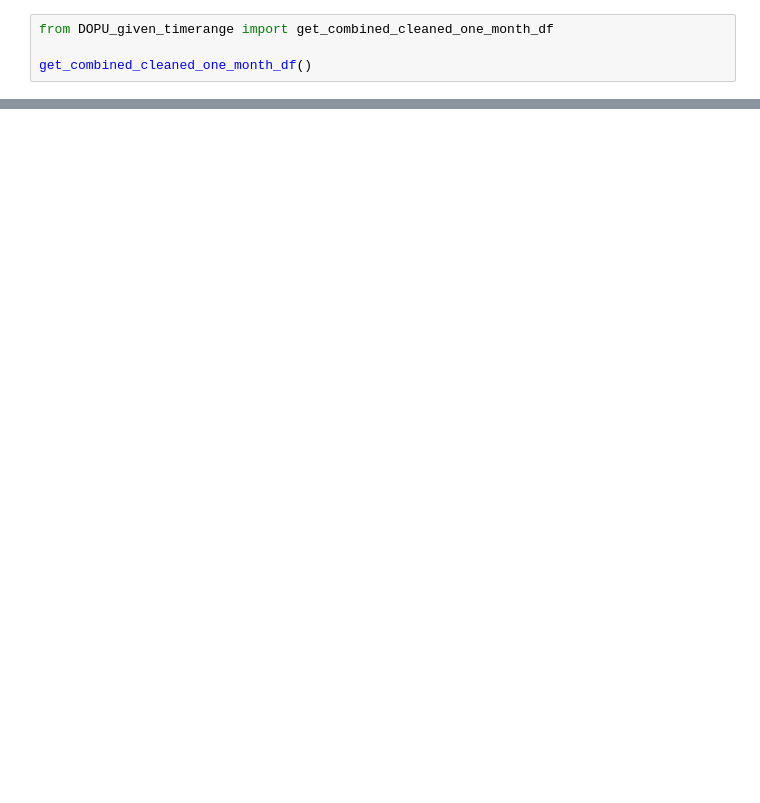
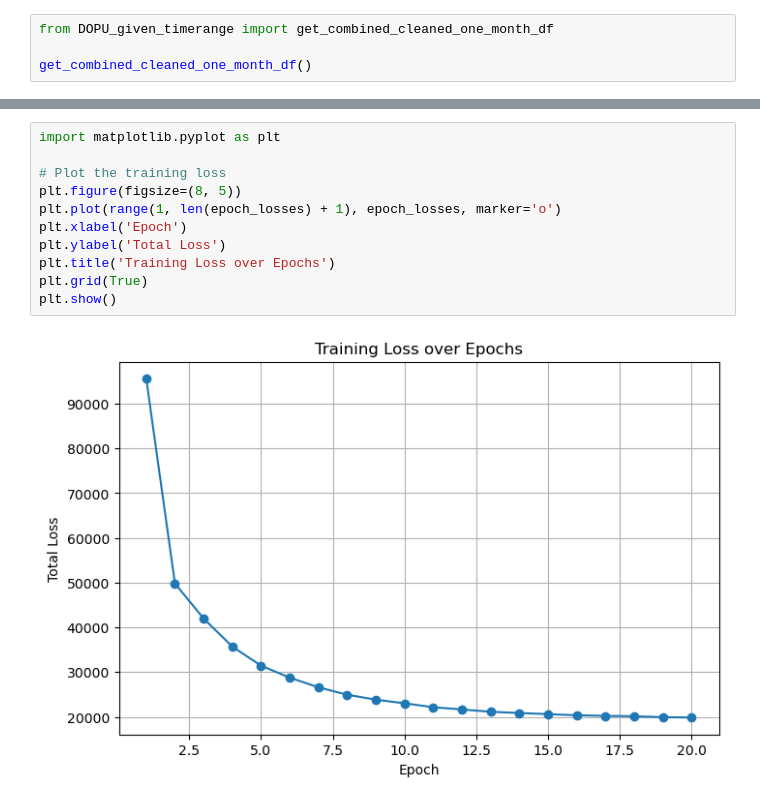
Before and after one commit to EdSu03/adsproject, a Jupyter notebook: Q_learning.ipynb, the cells around one changed output, grey strips where cells are left out. Saved outputs shown, nothing was run; the diff lists cells and outputs as text; blank space fills up the shorter version.

```diff
--- a/Q_learning.ipynb
+++ b/Q_learning.ipynb
@@ -252,0 +331,13 @@ Epoch 5, Loss: 1278608.2782
+# %%
+import matplotlib.pyplot as plt
+
+# Plot the training loss
+plt.figure(figsize=(8, 5))
+plt.plot(range(1, len(epoch_losses) + 1), epoch_losses, marker='o')
+plt.xlabel('Epoch')
+plt.ylabel('Total Loss')
+plt.title('Training Loss over Epochs')
+plt.grid(True)
+plt.show()
+# %% [output]
+[figure, added]
```
Also changed, not shown: parts of 11 cells of this notebook, 2 other files.
